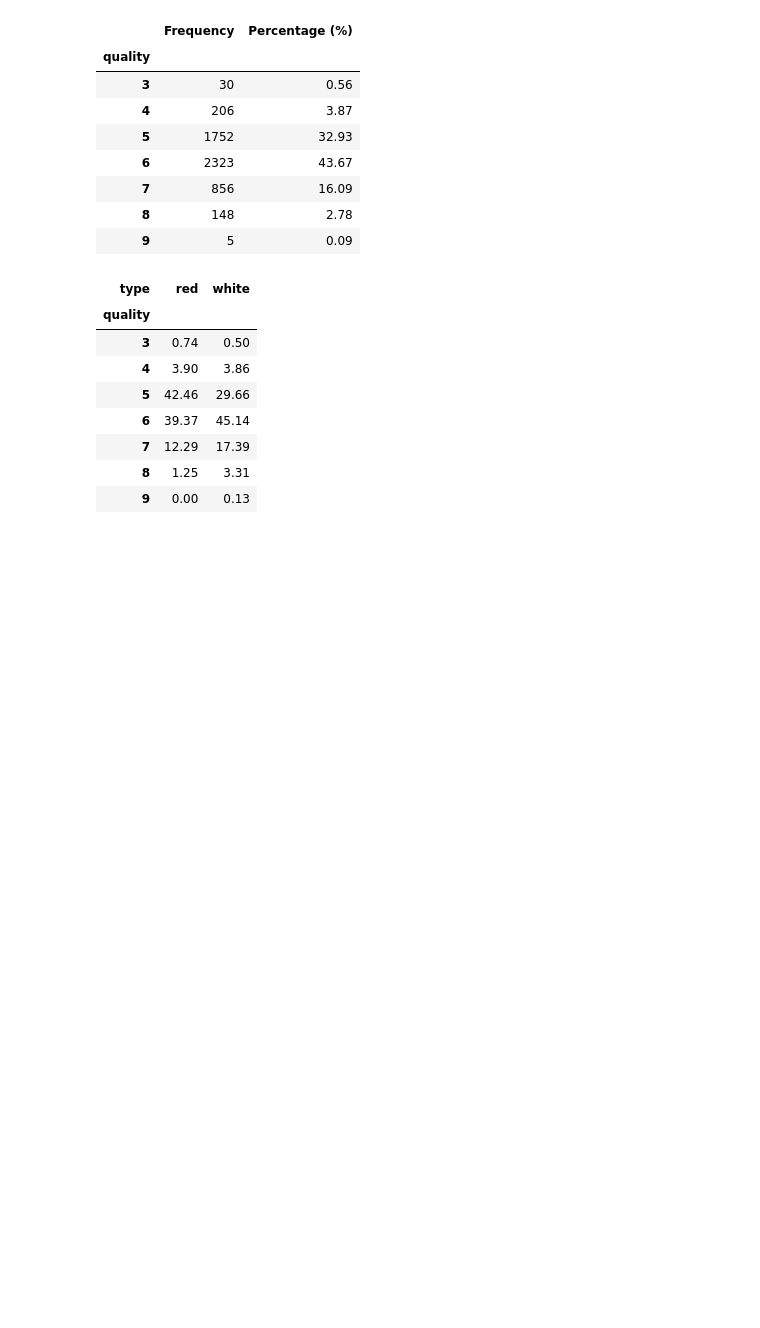
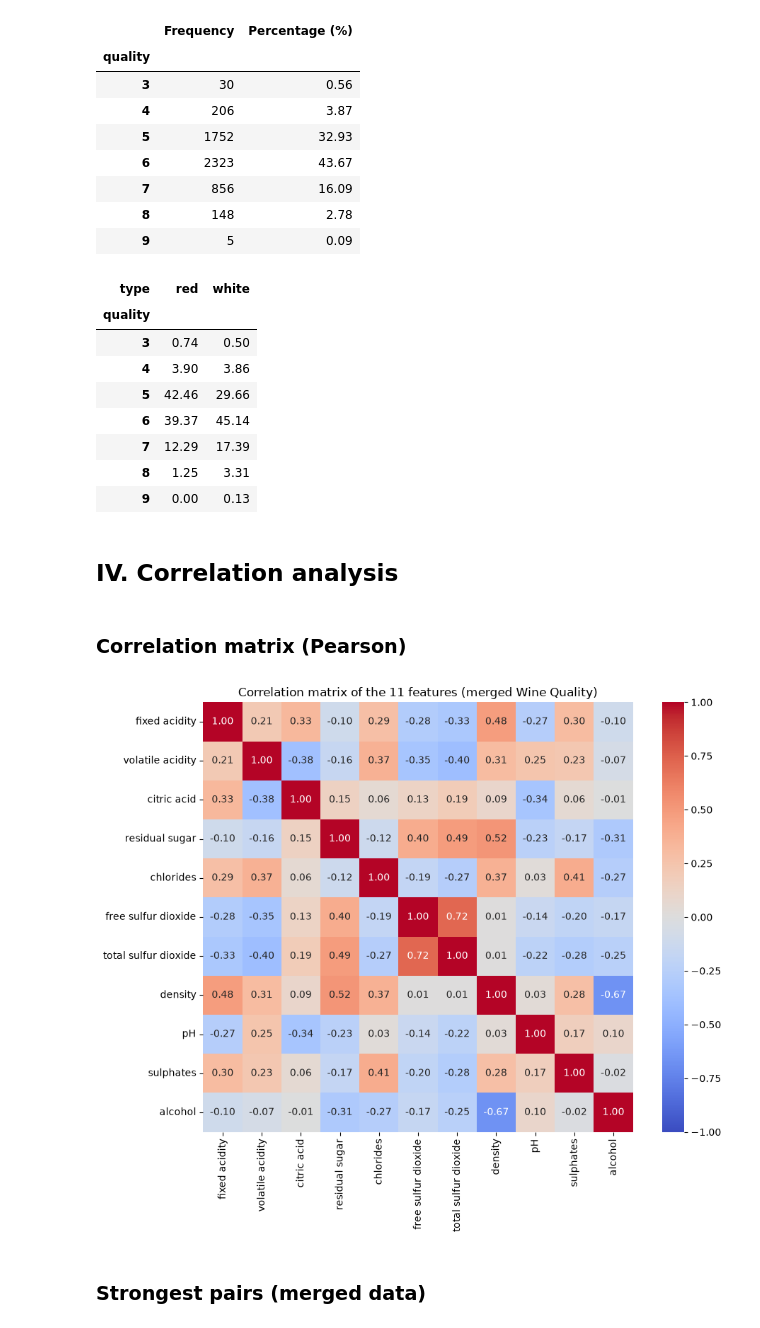
Before and after one commit to nvkhanh029/machine-learning-labwork, a Jupyter notebook: lab01-pca/lab01_wine_quality.ipynb, the cells around one changed output. Drawn from its saved outputs; the diff is of its cells as text; code cells hidden in the pictures; blank space fills up the shorter version.

Commit message:
feat(lab01): add correlation, PCA and unscaled PCA check for wine data

```diff
--- a/lab01-pca/lab01_wine_quality.ipynb
+++ b/lab01-pca/lab01_wine_quality.ipynb
@@ -500,3 +500,22 @@ pd.crosstab(wine['quality'], wine['type'], normalize='columns').mul(100).round(2
 | 7 | 12.29 | 17.39 |
 | 8 | 1.25 | 3.31 |
 | 9 | 0.00 | 0.13 |
+# %% [markdown]
+## IV. Correlation analysis
+# %% [markdown]
+### Correlation matrix (Pearson)
+# %%
+import seaborn as sns
+import matplotlib.pyplot as plt
+
+corr = X.corr()   # Pearson
+plt.figure(figsize=(10, 8))
+sns.heatmap(corr, annot=True, fmt='.2f', cmap='coolwarm', vmin=-1, vmax=1, square=True)
+plt.title('Correlation matrix of the 11 features (merged Wine Quality)')
+plt.tight_layout()
+plt.savefig('figures/wine_heatmap.png', dpi=200)
+plt.show()
+# %% [output]
+[figure, added]
+# %% [markdown]
+### Strongest pairs (merged data)
```
Also changed, not shown: parts of 23 cells of this notebook, 4 other files.
